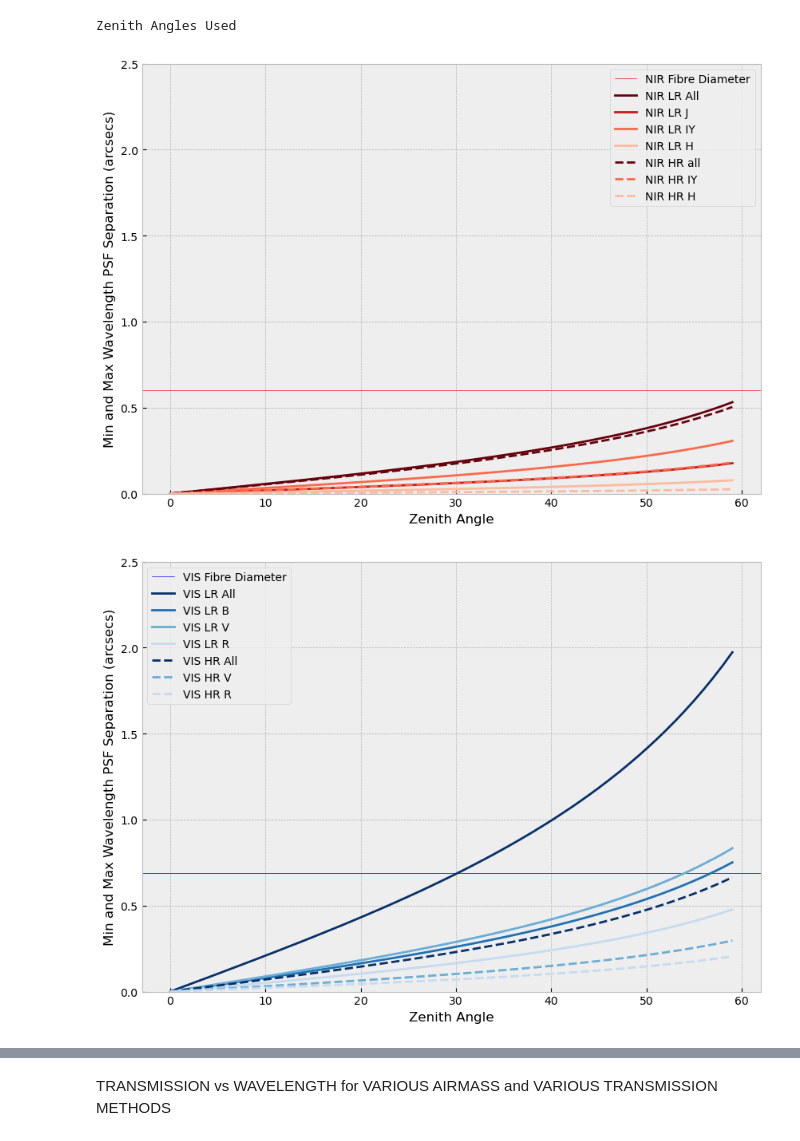
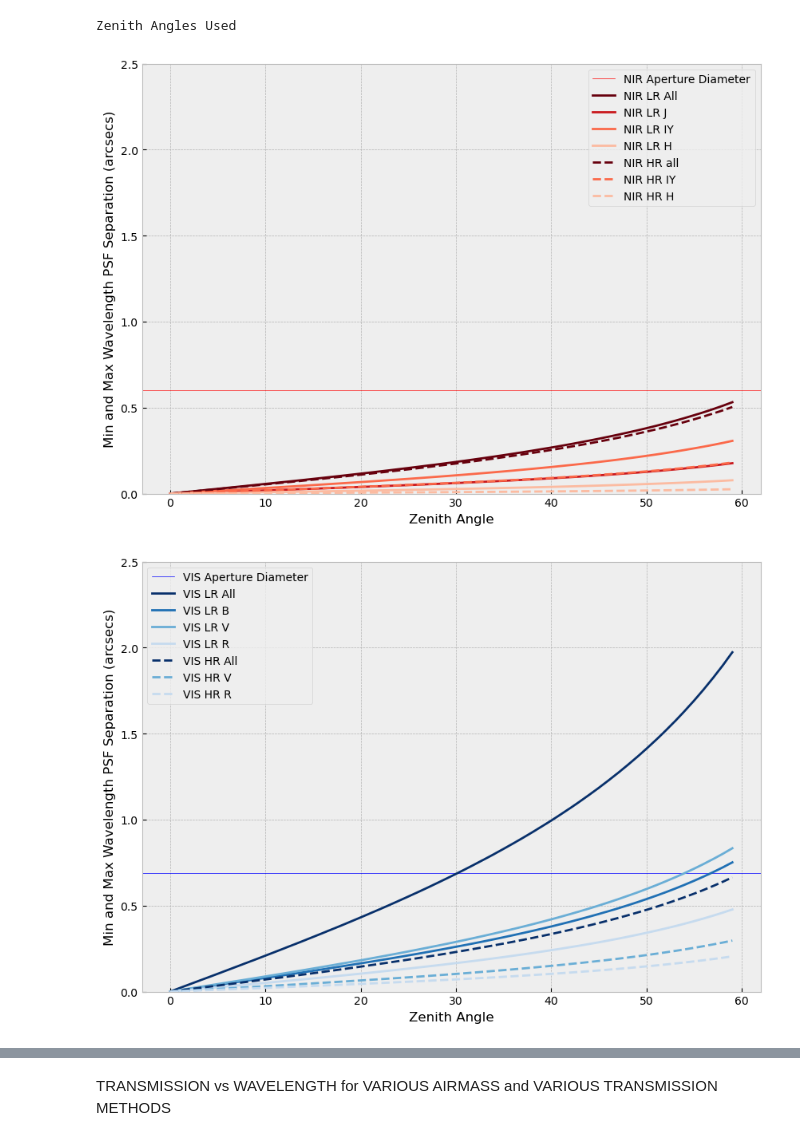
Before and after one commit to JamianStephan/MOSAIC-AD-Analysis, a Jupyter notebook: Version 2/Snapshot Graphs.ipynb, the cells around one changed output, grey strips where cells are left out. Cells and saved outputs as stored; diff of their text form; code cells hidden in the pictures.

```diff
--- a/Version 2/Snapshot Graphs.ipynb
+++ b/Version 2/Snapshot Graphs.ipynb
@@ -398,33 +457,33 @@ cmap4_1 = mpl.cm.ScalarMappable(norm=norm4, cmap=mpl.cm.Reds)
 cmap4_2 = mpl.cm.ScalarMappable(norm=norm4, cmap=mpl.cm.Blues)
 # %%
 fig, ax = plt.subplots(figsize=(10,7))
-plt.axhline(0.6,color='red',linewidth=0.5,label='NIR Fibre Diameter')
+plt.axhline(0.6,color='red',linewidth=0.5,label='NIR Aperture Diameter')
 plt.plot(angles,NIR_LR_sep[0],label="NIR LR All",color=cmap4_1.to_rgba(3+1))
 plt.plot(angles,NIR_LR_sep[1],label="NIR LR J",color=cmap4_1.to_rgba(2+1))
 plt.plot(angles,NIR_LR_sep[2],label="NIR LR IY",color=cmap4_1.to_rgba(1+1))
 plt.plot(angles,NIR_LR_sep[3],label="NIR LR H",color=cmap4_1.to_rgba(0+1))
 plt.plot(angles,NIR_HR_sep[0],label="NIR HR all",color=cmap4_1.to_rgba(3+1),linestyle='--')
 plt.plot(angles,NIR_HR_sep[1],label="NIR HR IY",color=cmap4_1.to_rgba(1+1),linestyle='--')
 plt.plot(angles,NIR_HR_sep[2],label="NIR HR H",color=cmap4_1.to_rgba(0+1),linestyle='--')
 plt.ylabel("Min and Max Wavelength PSF Separation (arcsecs)")
 plt.xlabel("Zenith Angle")
 plt.legend()
 plt.ylim(0,2.5)
-plt.savefig("IR_sep.png")
+plt.savefig("IR_sep.png",dpi=600)
 fig, ax = plt.subplots(figsize=(10,7))
-plt.axhline(0.69,color='blue',linewidth=0.5,label='VIS Fibre Diameter')
+plt.axhline(0.69,color='blue',linewidth=0.5,label='VIS Aperture Diameter')
 plt.plot(angles,VIS_LR_sep[0],label="VIS LR All",color=cmap4_2.to_rgba(3+1))
 plt.plot(angles,VIS_LR_sep[1],label="VIS LR B",color=cmap4_2.to_rgba(2+1))
 plt.plot(angles,VIS_LR_sep[2],label="VIS LR V",color=cmap4_2.to_rgba(1+1))
 plt.plot(angles,VIS_LR_sep[3],label="VIS LR R",color=cmap4_2.to_rgba(0+1))
 plt.plot(angles,VIS_HR_sep[0],label="VIS HR All",color=cmap4_2.to_rgba(3+1),linestyle='--')
 plt.plot(angles,VIS_HR_sep[1],label="VIS HR V",color=cmap4_2.to_rgba(1+1),linestyle='--')
 plt.plot(angles,VIS_HR_sep[2],label="VIS HR R",color=cmap4_2.to_rgba(0+1),linestyle='--')
 plt.ylabel("Min and Max Wavelength PSF Separation (arcsecs)")
 plt.xlabel("Zenith Angle")
 plt.legend()
 plt.ylim(0,2.5)
-plt.savefig("VIS_sep.png")
+plt.savefig("VIS_sep.png",dpi=600)
 # %% [output]
-[figure, old version]
+[figure, new version]
-[figure, old version]
+[figure, new version]
```
Also changed, not shown: parts of 12 cells of this notebook, 8 other files.
